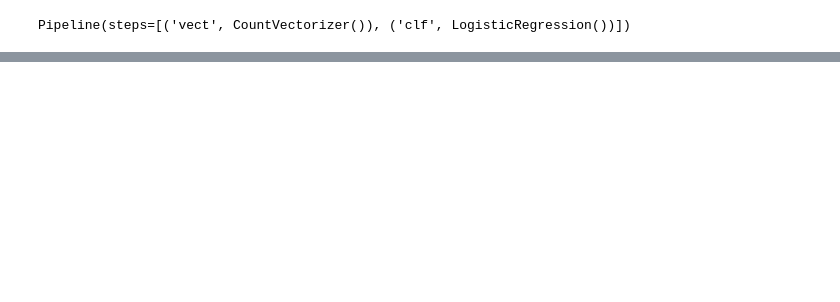
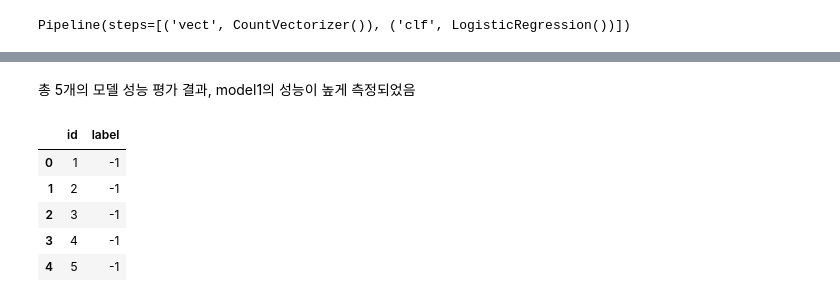
Before and after one commit to Park-Young-Bin/Python_Projects, a Jupyter notebook: 데이콘/[데이콘] 영화 리뷰 감성 분석.ipynb, the cells around one changed output, grey strips where cells are left out. Drawn from its saved outputs; the diff is of its cells as text; code cells hidden in the pictures; blank space fills up the shorter version.

```diff
--- a/데이콘/[데이콘] 영화 리뷰 감성 분석.ipynb
+++ b/데이콘/[데이콘] 영화 리뷰 감성 분석.ipynb
@@ -383,0 +512,12 @@ weighted avg       0.80      0.80      0.80     44999
+# %% [markdown]
+총 5개의 모델 성능 평가 결과, model1의 성능이 높게 측정되었음
+# %%
+submission = pd.read_csv('data/[기업은행 혁신리그 사전강의] 영화 리뷰 감성 분석/sample_submission.csv')
+submission.head()
+# %% [output]
+|  | id | label |
+| 0 | 1 | -1 |
+| 1 | 2 | -1 |
+| 2 | 3 | -1 |
+| 3 | 4 | -1 |
+| 4 | 5 | -1 |
```
Also changed, not shown: parts of 28 cells of this notebook.
